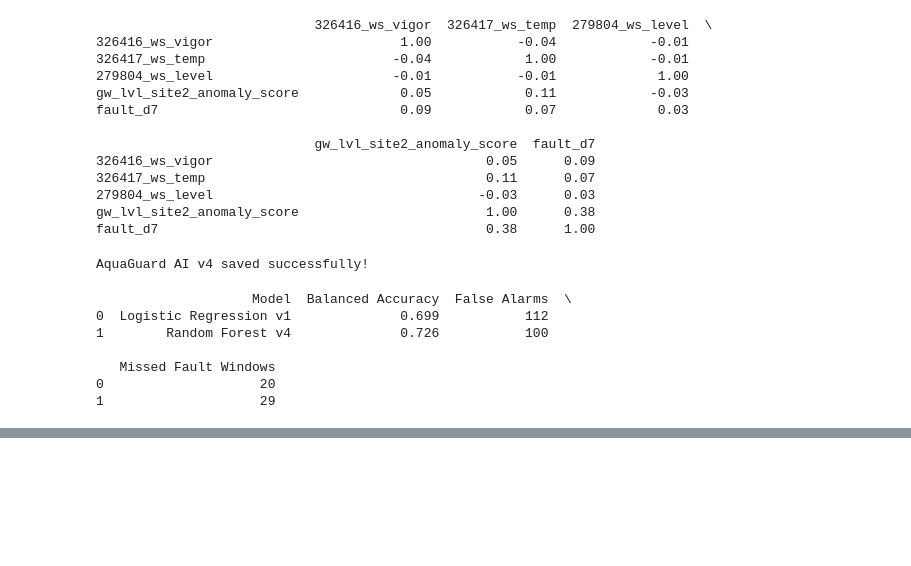
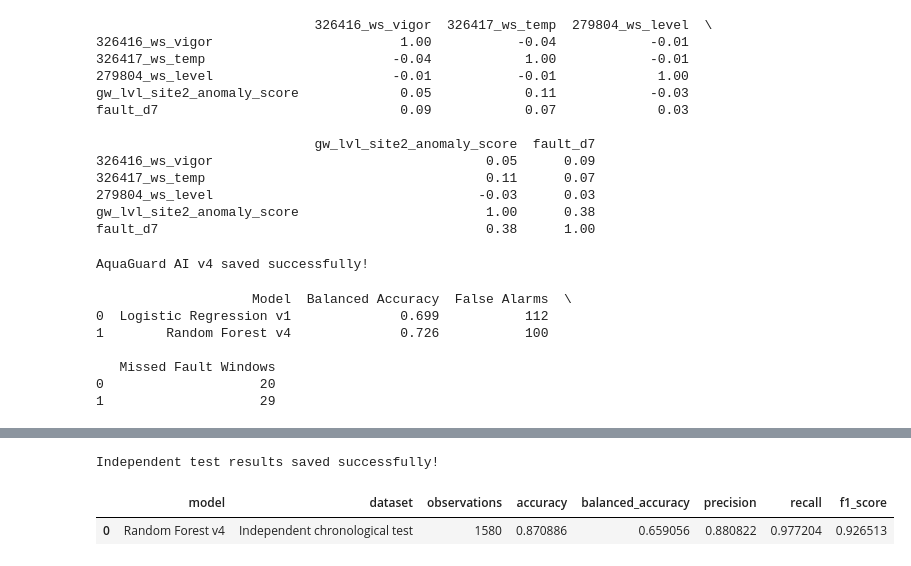
Before and after one commit to daysB4summer/AquaGuard-AI, a Jupyter notebook: notebooks/01_data_exploration.ipynb, the cells around one changed output, grey strips where cells are left out. Saved outputs shown, nothing was run; the diff lists cells and outputs as text; code cells hidden in the pictures; blank space fills up the shorter version.

Commit message:
Document independent v4 model evaluation in notebook

```diff
--- a/notebooks/01_data_exploration.ipynb
+++ b/notebooks/01_data_exploration.ipynb
@@ -1330,3 +1330,21 @@ print(comparison)
    Missed Fault Windows
 0                    20
 1                    29
+# %%
+import joblib
+from pathlib import Path
+
+# Locate the saved Random Forest model
+model_path = Path("../models/aquaguard_v4.joblib")
+
+# Load the model and its preprocessing settings
+saved_v4 = joblib.load(model_path)
+
+rf_test_model = saved_v4["model"]
+rf_test_medians = saved_v4["medians"]
+rf_test_features = saved_v4["features"]
+rf_test_threshold = saved_v4["threshold"]
+
+print("Random Forest v4 loaded successfully!")
+print("Number of features:", len(rf_test_features))
+print("Classification threshold:", rf_test_threshold)
@@ -1332,0 +1493,22 @@ print(comparison)
+# %%
+import pandas as pd
+
+test_results_v4 = pd.DataFrame([{
+    "model": "Random Forest v4",
+    "dataset": "Independent chronological test",
+    "observations": len(y_test_v4),
+    "accuracy": accuracy_score(y_test_v4, test_pred_v4),
+    "balanced_accuracy": balanced_accuracy_score(y_test_v4, test_pred_v4),
+    "precision": precision_score(y_test_v4, test_pred_v4),
+    "recall": recall_score(y_test_v4, test_pred_v4),
+    "f1_score": f1_score(y_test_v4, test_pred_v4)
+}])
+
+test_results_v4.to_csv("../reports/v4_test_results.csv", index=False)
+
+print("Independent test results saved successfully!")
+display(test_results_v4)
+# %% [output]
+Independent test results saved successfully!
+|  | model | dataset | observations | accuracy | balanced_accuracy | precision | recall | f1_score |
+| 0 | Random Forest v4 | Independent chronological test | 1580 | 0.870886 | 0.659056 | 0.880822 | 0.977204 | 0.926513 |
```
Also changed, not shown: parts of 6 cells of this notebook.
